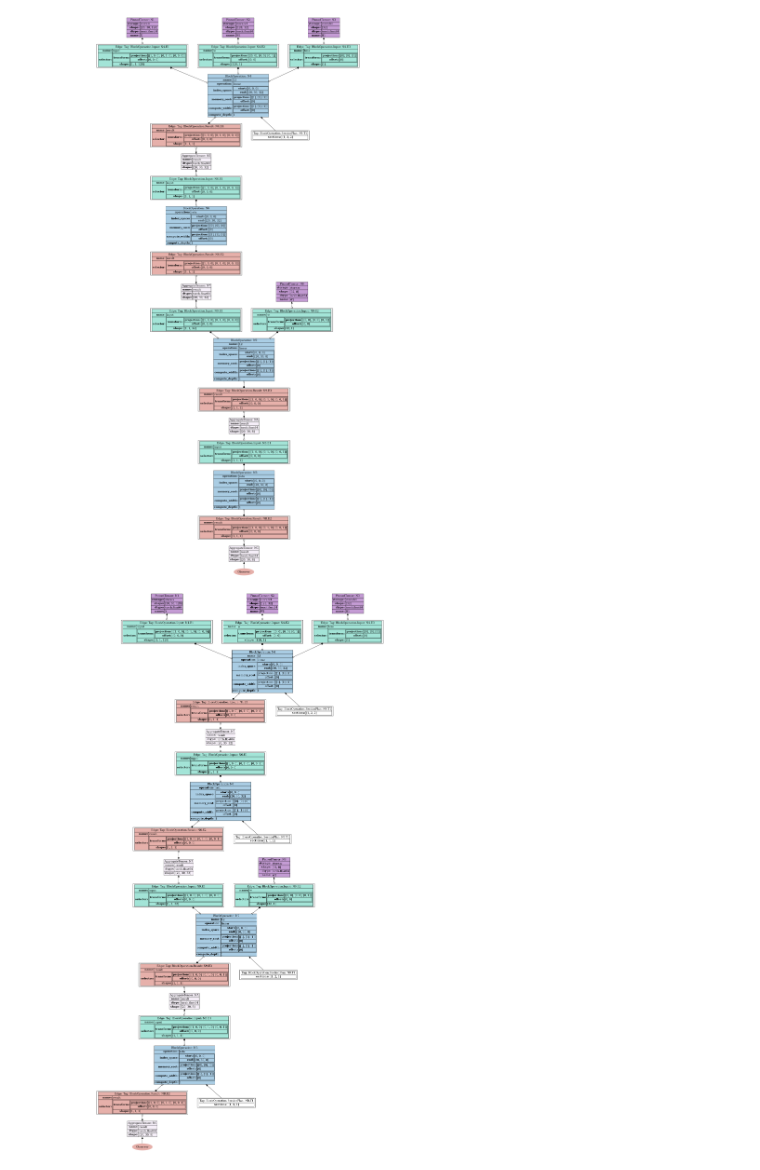
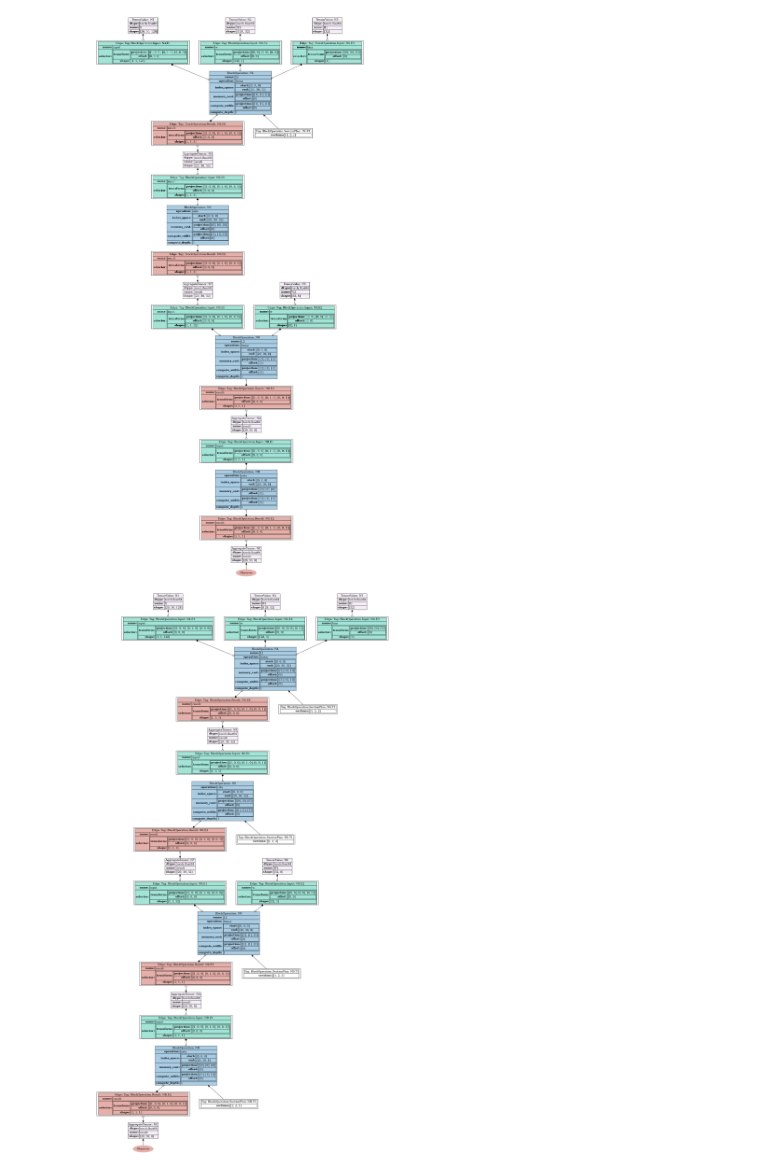
Before and after one commit to crutcher/tapestry-legacy, a Jupyter notebook: tapestry/symbolic_example.ipynb, the cells around one changed output. Saved outputs shown, nothing was run; the diff lists cells and outputs as text; code cells hidden in the pictures.

Commit message:
remove PinnedTensor

```diff
--- a/tapestry/symbolic_example.ipynb
+++ b/tapestry/symbolic_example.ipynb
@@ -185,29 +185,26 @@ def build_example_graph():
     g = TapestryGraph()
 
     x = g.add_node(
-        PinnedTensor(
+        TensorValue(
             name="X",
             shape=[20, 30, 128],
             dtype=torch.float64,
-            storage="store:x",
         )
     )
 
     w1 = g.add_node(
-        PinnedTensor(
+        TensorValue(
             name="W1",
             shape=[128, 32],
             dtype=torch.float64,
-            storage="store:w1",
         )
     )
 
     b1 = g.add_node(
-        PinnedTensor(
+        TensorValue(
             name="B1",
             shape=[32],
             dtype=torch.float64,
-            storage="store:b1",
         )
     )
 
@@ -216,42 +213,41 @@ def build_example_graph():
     y = relu_op(a)
 
     w2 = g.add_node(
-        PinnedTensor(
+        TensorValue(
             name="W2",
             shape=[32, 8],
             dtype=torch.float64,
-            storage="store:w",
         )
     )
 
     z = relu_op(linear_op(name="L2", x=y, w=w2))
 
     g.mark_observed(z)
 
     return g
 
 
 unsharded = build_example_graph()
 
 g = unsharded.clone()
 
 # TODO: better node path / name lookup semantics.
 # Q: are names unique? grouped? here are errors thrown?
 # _we_ have unique IDs; might be easier to require exeternal maps.
 l1 = g.list_nodes(BlockOperation, filter=lambda n: n.name == "L1")[0]
 
 # demonstrate manual sectioning.
 l1.attach_section_plan([1, 2, 2])
 
 display_graph(g)
 # %% [output]
-[figure, old version]
+[figure, new version]
 # %%
 sectioned = g.clone()
 section_plan_max_dim(sectioned, 2)
 display_graph(sectioned)
 # %% [output]
-[figure, old version]
+[figure, new version]
 # %%
 sharded = sectioned.clone()
 expand_section_plans(sharded)
```
Also changed, not shown: parts of 4 cells of this notebook, 4 other files.
